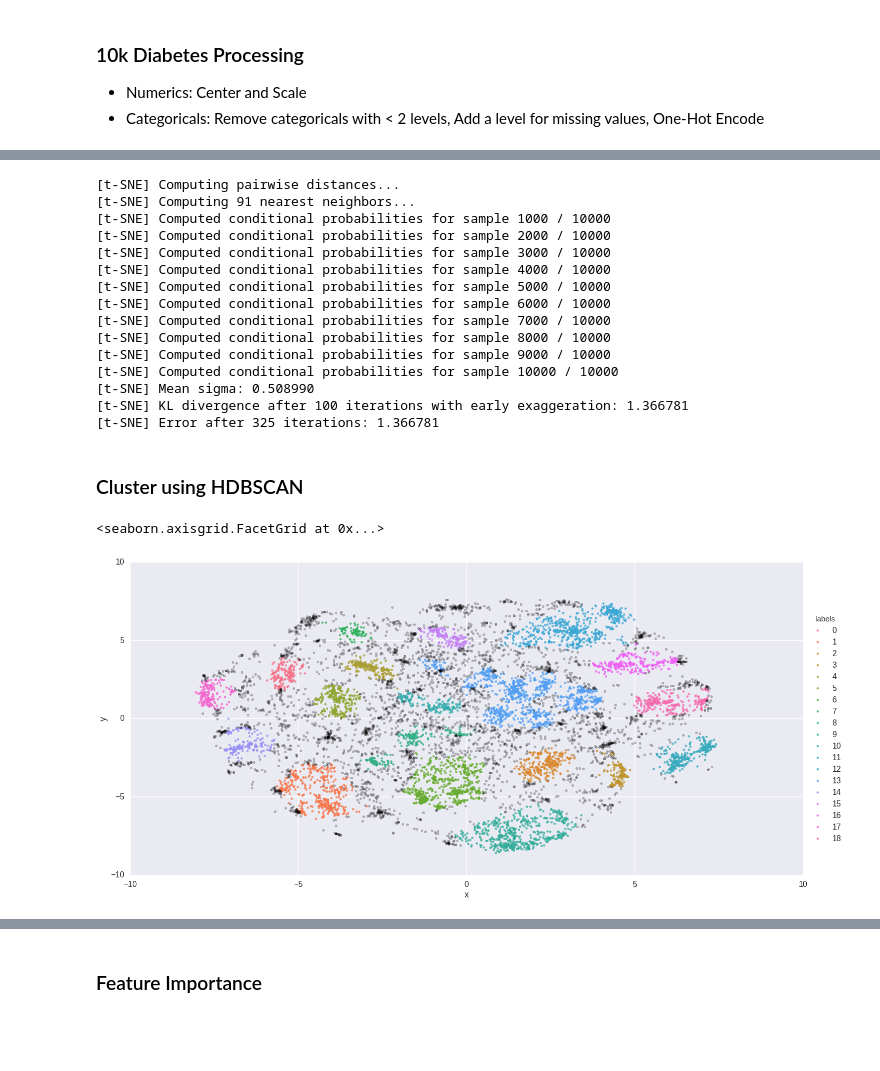
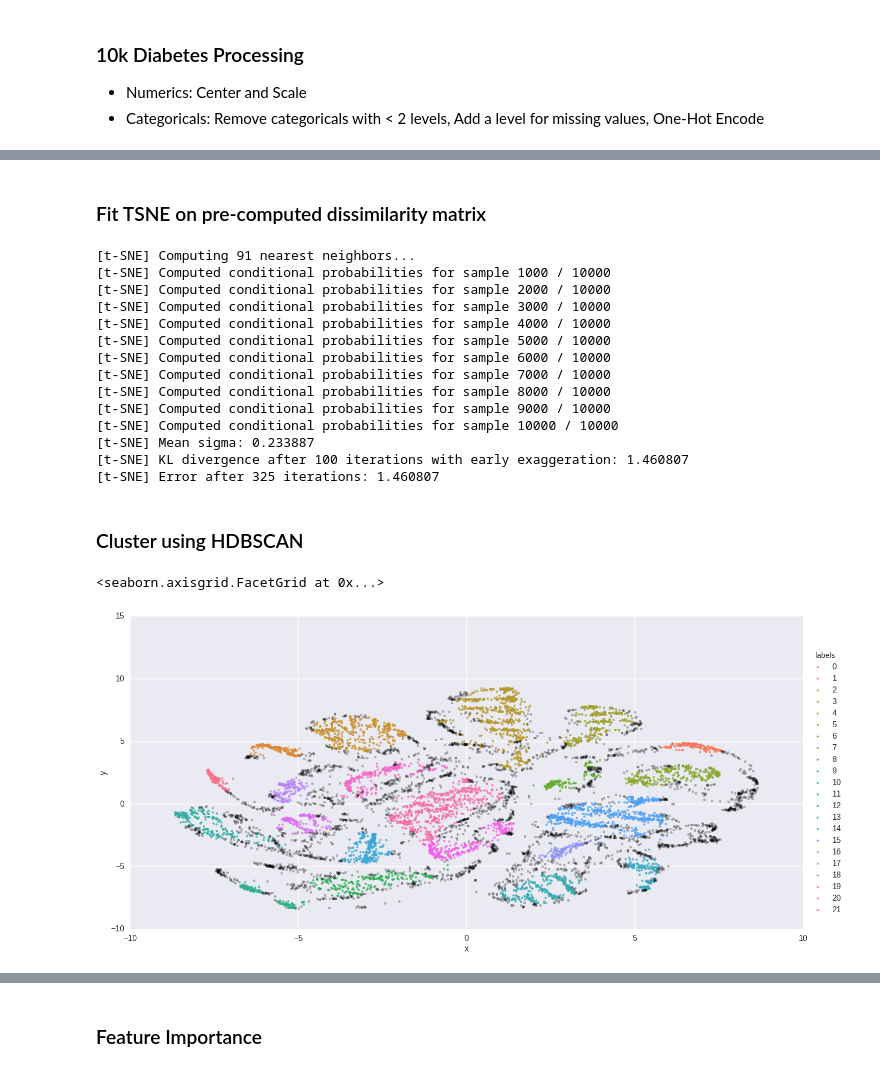
Before and after one commit to joshloyal/ClumPy, a Jupyter notebook: notebooks/10k Diabetes Clustering.ipynb, the cells around one changed output, grey strips where cells are left out. Saved outputs shown, nothing was run; the diff lists cells and outputs as text; code cells hidden in the pictures; blank space fills up the shorter version.

```diff
--- a/notebooks/10k Diabetes Clustering.ipynb
+++ b/notebooks/10k Diabetes Clustering.ipynb
@@ -48,12 +18,24 @@ pca = TruncatedSVD(n_components=50, random_state=1234).fit_transform(X)
+# %%
+from clumpy.datasets import fetch_10kdiabetes
+diabetes = fetch_10kdiabetes()
+# %%
+numeric_indices = range(diabetes.as_numeric().shape[1])
+categorical_indices = range(diabetes.as_numeric().shape[1], diabetes.as_cleaned().shape[1])
+X = np.hstack((diabetes.as_numeric().values, diabetes.as_ordinal().values))
+dist_func = clumpy.metrics.GowerDistance(
+    numeric_indices=numeric_indices, categorical_indices=categorical_indices, n_jobs=-1, gamma=1.0)
+dis = dist_func(X)
+# %% [markdown]
+### Fit TSNE on pre-computed dissimilarity matrix
 # %%
 from sklearn.manifold import TSNE
 
-scaled_pca = pca - np.mean(pca, axis=0)
-scaled_pca /= np.max(scaled_pca, axis=0)
-embedding = TSNE(n_components=2, random_state=1234, verbose=True).fit_transform(scaled_pca)
+#scaled_pca = pca - np.mean(pca, axis=0)
+#scaled_pca /= np.max(scaled_pca, axis=0)
+tsne = TSNE(n_components=2, random_state=1234, verbose=True, init='random', metric='precomputed')
+embedding = tsne.fit_transform(dis)
 embedding -= np.mean(embedding, axis=0)
 # %% [output]
-[t-SNE] Computing pairwise distances...
 [t-SNE] Computing 91 nearest neighbors...
 [t-SNE] Computed conditional probabilities for sample 1000 / 10000
 [t-SNE] Computed conditional probabilities for sample 2000 / 10000
@@ -65,19 +47,19 @@ embedding -= np.mean(embedding, axis=0)
 [t-SNE] Computed conditional probabilities for sample 8000 / 10000
 [t-SNE] Computed conditional probabilities for sample 9000 / 10000
 [t-SNE] Computed conditional probabilities for sample 10000 / 10000
-[t-SNE] Mean sigma: 0.508990
-[t-SNE] KL divergence after 100 iterations with early exaggeration: 1.366781
-[t-SNE] Error after 325 iterations: 1.366781
+[t-SNE] Mean sigma: 0.233887
+[t-SNE] KL divergence after 100 iterations with early exaggeration: 1.460807
+[t-SNE] Error after 325 iterations: 1.460807
 # %% [markdown]
 ### Cluster using HDBSCAN
 # %%
 import hdbscan
 
-clusterer = hdbscan.HDBSCAN(min_cluster_size=int(X.shape[0] * .01)).fit(embedding)
+clusterer = hdbscan.HDBSCAN(min_cluster_size=int(diabetes.as_raw().shape[0] * .01)).fit(embedding)
 clumpy.plots.plot_clusters(embedding, clusterer.labels_)
 # %% [output]
 <seaborn.axisgrid.FacetGrid at 0x...>
-[figure, old version]
+[figure, new version]
 # %%
 from clumpy.base import convert_to_kmeans
 
```
Also changed, not shown: parts of 7 cells of this notebook, 9 other files.
